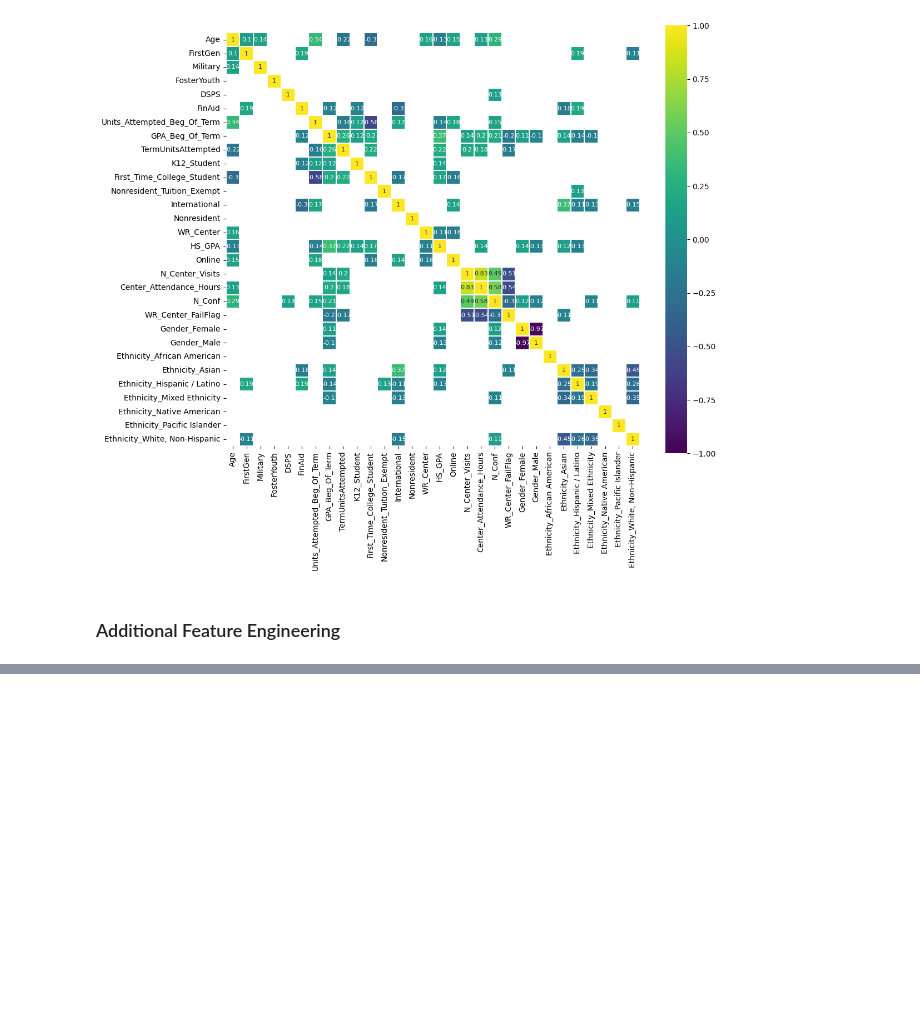
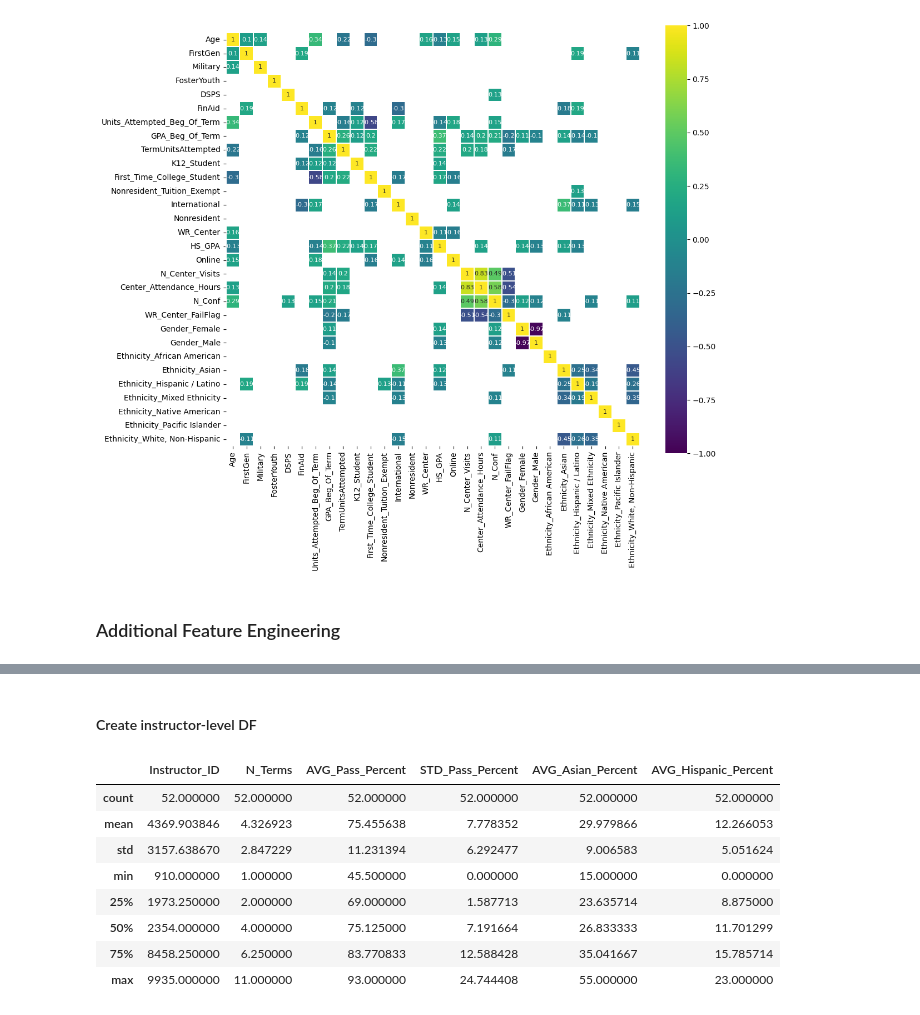
Before and after one commit to affo98/AppliedStatistics, a Jupyter notebook: EDA.ipynb, the cells around one changed output, grey strips where cells are left out. Drawn from its saved outputs; the diff is of its cells as text; code cells hidden in the pictures; blank space fills up the shorter version.

```diff
--- a/EDA.ipynb
+++ b/EDA.ipynb
@@ -290,0 +376,2 @@ df['CC_GPA_Flag'] = df['GPA_Beg_Of_Term'].notnull().astype(int)
+# %% [markdown]
+#### Create instructor-level DF
@@ -290,0 +394,17 @@ df['CC_GPA_Flag'] = df['GPA_Beg_Of_Term'].notnull().astype(int)
+# %%
+instructor_df = pd.merge(instructor_df1, instructor_df2, on=['Instructor_ID'], how='left')
+instructor_df = pd.merge(instructor_df, instructor_df3, on=['Instructor_ID'], how='left')
+instructor_df = pd.merge(instructor_df, instructor_df4, on=['Instructor_ID'], how='left')
+instructor_df = pd.merge(instructor_df, instructor_df5, on=['Instructor_ID'], how='left')
+
+instructor_df.describe()
+# %% [output]
+|  | Instructor_ID | N_Terms | AVG_Pass_Percent | STD_Pass_Percent | AVG_Asian_Percent | AVG_Hispanic_Percent |
+| count | 52.000000 | 52.000000 | 52.000000 | 52.000000 | 52.000000 | 52.000000 |
+| mean | 4369.903846 | 4.326923 | 75.455638 | 7.778352 | 29.979866 | 12.266053 |
+| std | 3157.638670 | 2.847229 | 11.231394 | 6.292477 | 9.006583 | 5.051624 |
+| min | 910.000000 | 1.000000 | 45.500000 | 0.000000 | 15.000000 | 0.000000 |
+| 25% | 1973.250000 | 2.000000 | 69.000000 | 1.587713 | 23.635714 | 8.875000 |
+| 50% | 2354.000000 | 4.000000 | 75.125000 | 7.191664 | 26.833333 | 11.701299 |
+| 75% | 8458.250000 | 6.250000 | 83.770833 | 12.588428 | 35.041667 | 15.785714 |
+| max | 9935.000000 | 11.000000 | 93.000000 | 24.744408 | 55.000000 | 23.000000 |
```
Also changed, not shown: parts of 14 cells of this notebook.
